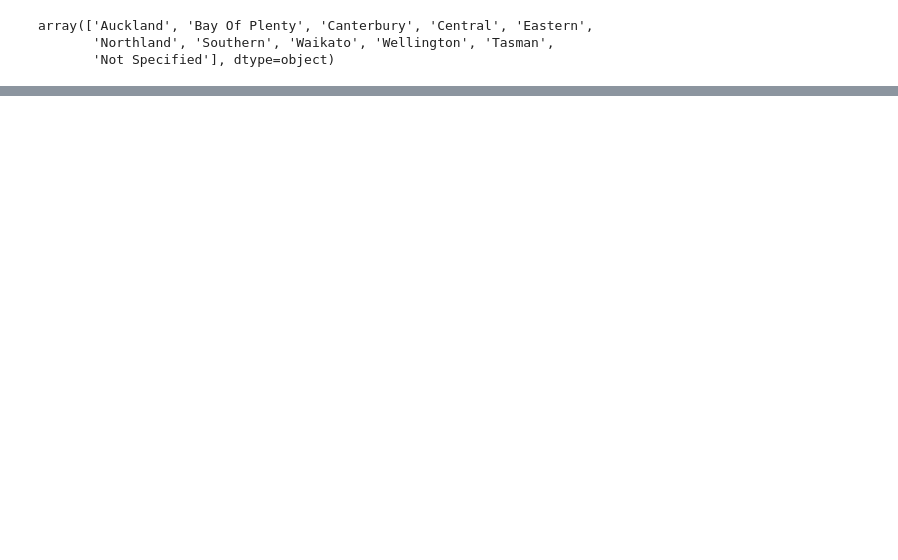
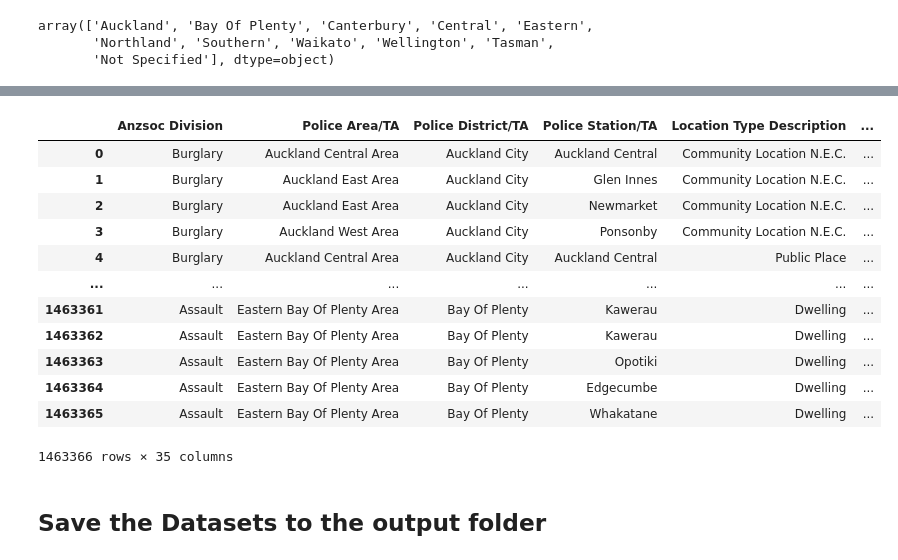
Before and after one commit to LennoxC/data301-group3-project, a Jupyter notebook: data_wrangling_data301_eda.ipynb, the cells around one changed output, grey strips where cells are left out. Saved outputs shown, nothing was run; the diff lists cells and outputs as text; code cells hidden in the pictures; blank space fills up the shorter version.

```diff
--- a/data_wrangling_data301_eda.ipynb
+++ b/data_wrangling_data301_eda.ipynb
@@ -215,0 +255,18 @@ array(['Auckland', 'Bay Of Plenty', 'Canterbury', 'Central', 'Eastern',
+# %%
+police_df_combined
+# %% [output]
+|  | Anzsoc Division | Police Area/TA | Police District/TA | Police Station/TA | Location Type Description | ... |
+| 0 | Burglary | Auckland Central Area | Auckland City | Auckland Central | Community Location N.E.C. | ... |
+| 1 | Burglary | Auckland East Area | Auckland City | Glen Innes | Community Location N.E.C. | ... |
+| 2 | Burglary | Auckland East Area | Auckland City | Newmarket | Community Location N.E.C. | ... |
+| 3 | Burglary | Auckland West Area | Auckland City | Ponsonby | Community Location N.E.C. | ... |
+| 4 | Burglary | Auckland Central Area | Auckland City | Auckland Central | Public Place | ... |
+| ... | ... | ... | ... | ... | ... | ... |
+| 1463361 | Assault | Eastern Bay Of Plenty Area | Bay Of Plenty | Kawerau | Dwelling | ... |
+| 1463362 | Assault | Eastern Bay Of Plenty Area | Bay Of Plenty | Kawerau | Dwelling | ... |
+| 1463363 | Assault | Eastern Bay Of Plenty Area | Bay Of Plenty | Opotiki | Dwelling | ... |
+| 1463364 | Assault | Eastern Bay Of Plenty Area | Bay Of Plenty | Edgecumbe | Dwelling | ... |
+| 1463365 | Assault | Eastern Bay Of Plenty Area | Bay Of Plenty | Whakatane | Dwelling | ... |
+1463366 rows × 35 columns
+# %% [markdown]
+## Save the Datasets to the output folder
```
Also changed, not shown: parts of 9 cells of this notebook, 1 other file.
